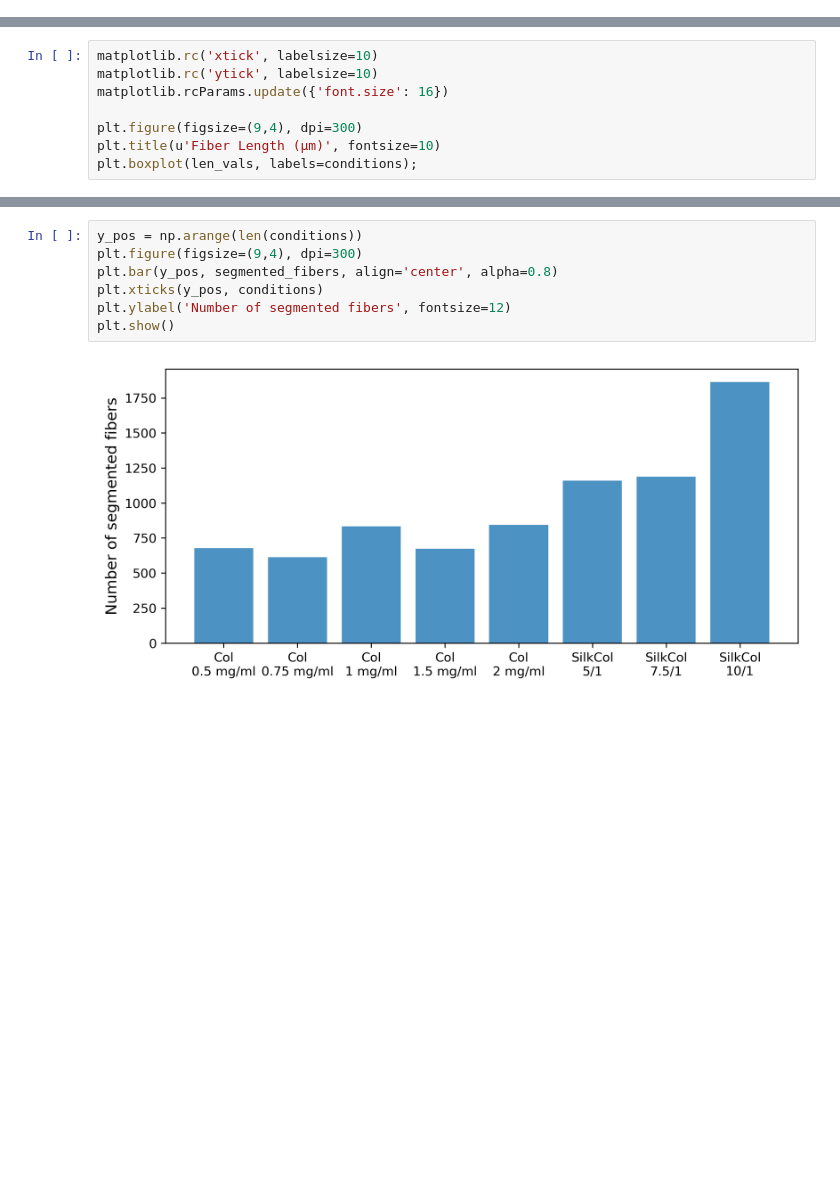
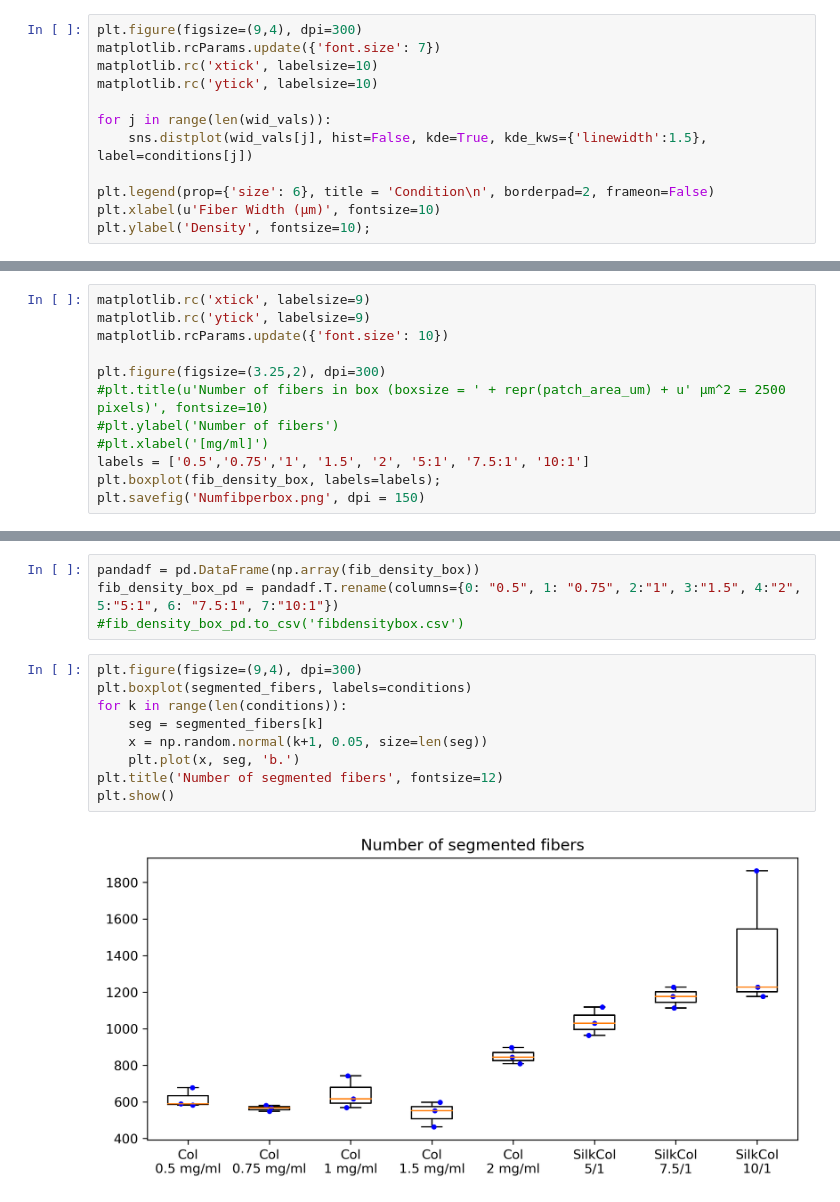
Before and after one commit to dbhaskar92/BrownU-BioMed, a Jupyter notebook: CT-FIRE and CurveAlign/Comparison.ipynb, the cells around one changed output, grey strips where cells are left out. Cells and saved outputs as stored; diff of their text form; blank space fills up the shorter version.

```diff
--- a/CT-FIRE and CurveAlign/Comparison.ipynb
+++ b/CT-FIRE and CurveAlign/Comparison.ipynb
@@ -91,0 +208,12 @@ for i in range(len(wells)):
+# %%
+plt.figure(figsize=(9,4), dpi=300)
+matplotlib.rcParams.update({'font.size': 7})
+matplotlib.rc('xtick', labelsize=10)
+matplotlib.rc('ytick', labelsize=10)
+
+for j in range(len(wid_vals)):
+    sns.distplot(wid_vals[j], hist=False, kde=True, kde_kws={'linewidth':1.5}, label=conditions[j])
+
+plt.legend(prop={'size': 6}, title = 'Condition\n', borderpad=2, frameon=False)
+plt.xlabel(u'Fiber Width (μm)', fontsize=10)
+plt.ylabel('Density', fontsize=10);
@@ -92,8 +222,12 @@ for i in range(len(wells)):
 # %%
-matplotlib.rc('xtick', labelsize=10)
-matplotlib.rc('ytick', labelsize=10)
-matplotlib.rcParams.update({'font.size': 16})
+matplotlib.rc('xtick', labelsize=9)
+matplotlib.rc('ytick', labelsize=9)
+matplotlib.rcParams.update({'font.size': 10})
 
-plt.figure(figsize=(9,4), dpi=300)
-plt.title(u'Fiber Length (μm)', fontsize=10)
-plt.boxplot(len_vals, labels=conditions);
+plt.figure(figsize=(3.25,2), dpi=300)
+#plt.title(u'Number of fibers in box (boxsize = ' + repr(patch_area_um) + u' μm^2 = 2500 pixels)', fontsize=10)
+#plt.ylabel('Number of fibers')
+#plt.xlabel('[mg/ml]')
+labels = ['0.5','0.75','1', '1.5', '2', '5:1', '7.5:1', '10:1']
+plt.boxplot(fib_density_box, labels=labels);
+plt.savefig('Numfibperbox.png', dpi = 150)
@@ -122,10 +234,16 @@ plt.boxplot(fib_density_box, labels=conditions);
+# %%
+pandadf = pd.DataFrame(np.array(fib_density_box))
+fib_density_box_pd = pandadf.T.rename(columns={0: "0.5", 1: "0.75", 2:"1", 3:"1.5", 4:"2", 5:"5:1", 6: "7.5:1", 7:"10:1"})
+#fib_density_box_pd.to_csv('fibdensitybox.csv')
 # %%
-y_pos = np.arange(len(conditions))
 plt.figure(figsize=(9,4), dpi=300)
-plt.bar(y_pos, segmented_fibers, align='center', alpha=0.8)
-plt.xticks(y_pos, conditions)
-plt.ylabel('Number of segmented fibers', fontsize=12)
+plt.boxplot(segmented_fibers, labels=conditions)
+for k in range(len(conditions)):
+    seg = segmented_fibers[k]
+    x = np.random.normal(k+1, 0.05, size=len(seg))
+    plt.plot(x, seg, 'b.')
+plt.title('Number of segmented fibers', fontsize=12)
 plt.show()
 # %% [output]
-[figure, old version]
+[figure, new version]
 # %%
```
Also changed, not shown: parts of 16 cells of this notebook, 15 other files.
